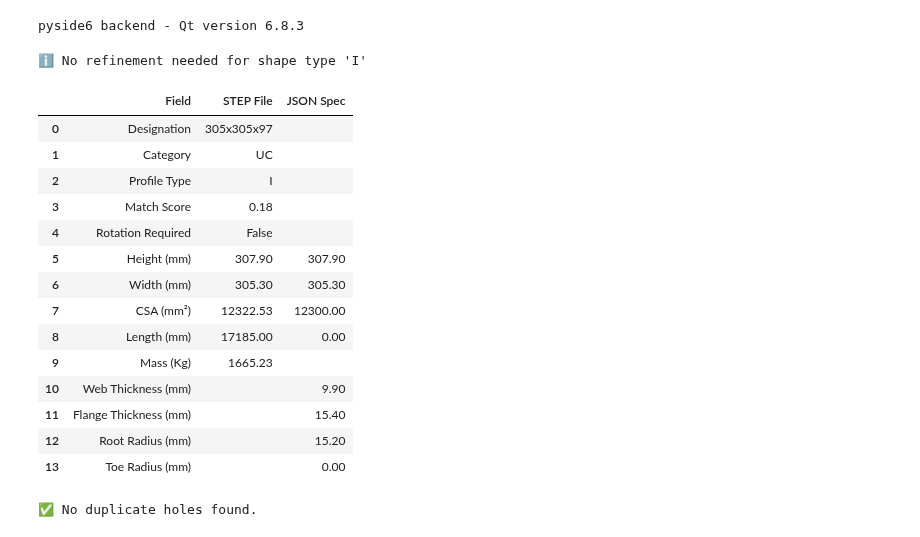
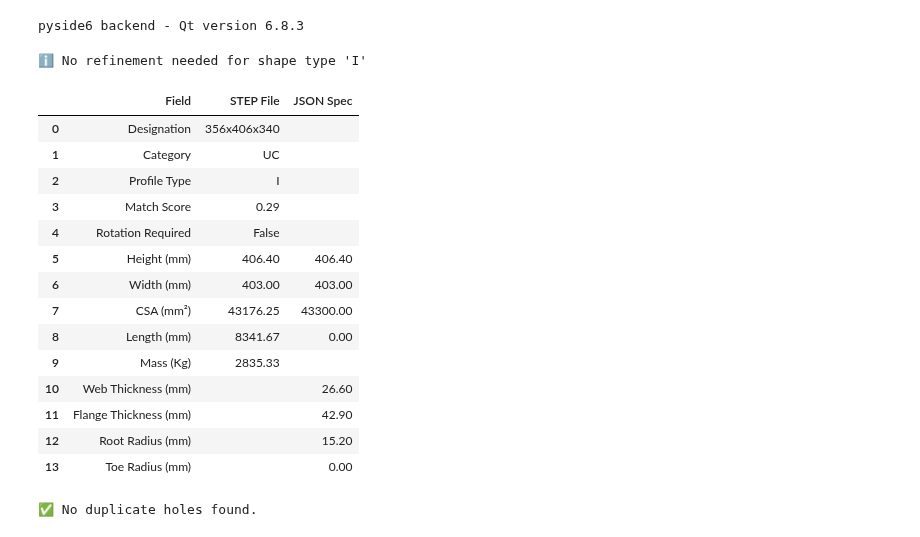
Before and after one commit to ukstevem/StepWrangling, a Jupyter notebook: notebooks/20250613.ipynb, the cells around one changed output. Cells and saved outputs as stored; diff of their text form; code cells hidden in the pictures.

Commit message:
Working with report, paths need sorting and section classification needs tightening.

```diff
--- a/notebooks/20250613.ipynb
+++ b/notebooks/20250613.ipynb
@@ -286,6 +286,8 @@ def compute_dstv_origin(center: gp_Pnt, extents: list, dir_x: gp_Dir, dir_y: gp_
     return origin_local
 # %%
 # import json
+
+import json
 
 def classify_profile(cs, json_path, tol_dim=1.0, tol_area=0.05):
     """
@@ -331,7 +333,7 @@ def classify_profile(cs, json_path, tol_dim=1.0, tol_area=0.05):
                         "STEP": {
                             "height": height,
                             "width": width,
-                            "area": cs["area"],
+                            "area": float(cs["area"]),
                             "length": info.get("length", cs["length"]),
                             "mass": info.get("mass", 0.0)*cs["length"]/1000,
                             "web_thickness": info.get("web_thickness", 0.0),
@@ -346,19 +348,21 @@ def classify_profile(cs, json_path, tol_dim=1.0, tol_area=0.05):
     original, score1 = try_match(cs["span_web"], cs["span_flange"])
     swapped, score2  = try_match(cs["span_flange"], cs["span_web"])
 
-    header_dict = {
-
-
-    }
-
+    best_match = None
     if original and (not swapped or score1 <= score2):
         original["Requires_rotation"] = False
-        return original
+        best_match = original
     elif swapped:
         swapped["Requires_rotation"] = True
-        return swapped
-    else:
-        return None
+        best_match = swapped
+
+    # Patch angle logic if applicable
+    if best_match and best_match.get("Profile_type") == "L":
+        wt = best_match["JSON"]["web_thickness"]
+        best_match["JSON"]["flange_thickness"] = wt
+        best_match["STEP"]["flange_thickness"] = wt
+
+    return best_match
 # %%
 def print_result_table(result, precision=2):
     """
@@ -779,7 +783,8 @@ if __name__ == "__main__":
     # step_path = "../data/TestUEA.step"
     # step_path = "../data/TestUEAMirror.step"
     # step_path = "../data/TestPFC.step"
-    step_path = "../data/MEM-026.step"
+    # step_path = "../data/MEM-026.step"
+    step_path = "../data/MEM-210.step"
     shape_orig = load_step(step_path)
 
     # visualize(shape_orig, viewer, color="GRAY")
@@ -842,45 +847,45 @@ if __name__ == "__main__":
         compute_obb_geometry(aligned_shape)
     )
 
     dstv_frame = gp_Ax3(
         gp_Pnt(0, 0, 0),
         gp_Dir(obb_geom["aligned_dir_z"].XYZ()),
         gp_Dir(obb_geom["aligned_dir_x"].XYZ())
     )
 
     # STEP 9: Visual debugging — origin and axes
     # origin_marker = make_origin_marker(gp_Pnt(0, 0, 0))
     # arrow_x = make_arrow(gp_Pnt(0, 0, 0), final_dir_x)  # X = length
     # arrow_y = make_arrow(gp_Pnt(0, 0, 0), final_dir_y)  # Y = height
     # arrow_z = make_arrow(gp_Pnt(0, 0, 0), final_dir_z)  # Z = width
     origin_marker = make_origin_marker(gp_Pnt(0, 0, 0))
     arrow_x = make_arrow(gp_Pnt(0, 0, 0), obb_geom["aligned_dir_x"])
     arrow_y = make_arrow(gp_Pnt(0, 0, 0), obb_geom["aligned_dir_y"])
     arrow_z = make_arrow(gp_Pnt(0, 0, 0), obb_geom["aligned_dir_z"])
 
     visualize(origin_marker, viewer, color="PSS_LIGHT_BLUE")
     visualize(arrow_x, viewer, color="RED")
     visualize(arrow_y, viewer, color="GREEN")
     visualize(arrow_z, viewer, color="BLUE")
     visualize(aligned_shape, viewer, color="PSS_DARK_BLUE")
 
     # print(profile_match)
     print_result_table(profile_match)
 # %% [output]
 ℹ️ No refinement needed for shape type 'I'
 |  | Field | STEP File | JSON Spec |
-| 0 | Designation | 305x305x97 |  |
+| 0 | Designation | 356x406x340 |  |
 | 1 | Category | UC |  |
 | 2 | Profile Type | I |  |
-| 3 | Match Score | 0.18 |  |
+| 3 | Match Score | 0.29 |  |
 | 4 | Rotation Required | False |  |
-| 5 | Height (mm) | 307.90 | 307.90 |
-| 6 | Width (mm) | 305.30 | 305.30 |
-| 7 | CSA (mm²) | 12322.53 | 12300.00 |
-| 8 | Length (mm) | 17185.00 | 0.00 |
-| 9 | Mass (Kg) | 1665.23 |  |
-| 10 | Web Thickness (mm) |  | 9.90 |
-| 11 | Flange Thickness (mm) |  | 15.40 |
+| 5 | Height (mm) | 406.40 | 406.40 |
+| 6 | Width (mm) | 403.00 | 403.00 |
+| 7 | CSA (mm²) | 43176.25 | 43300.00 |
+| 8 | Length (mm) | 8341.67 | 0.00 |
+| 9 | Mass (Kg) | 2835.33 |  |
+| 10 | Web Thickness (mm) |  | 26.60 |
+| 11 | Flange Thickness (mm) |  | 42.90 |
 | 12 | Root Radius (mm) |  | 15.20 |
 | 13 | Toe Radius (mm) |  | 0.00 |
 # %%
```
Also changed, not shown: 9 other files.
